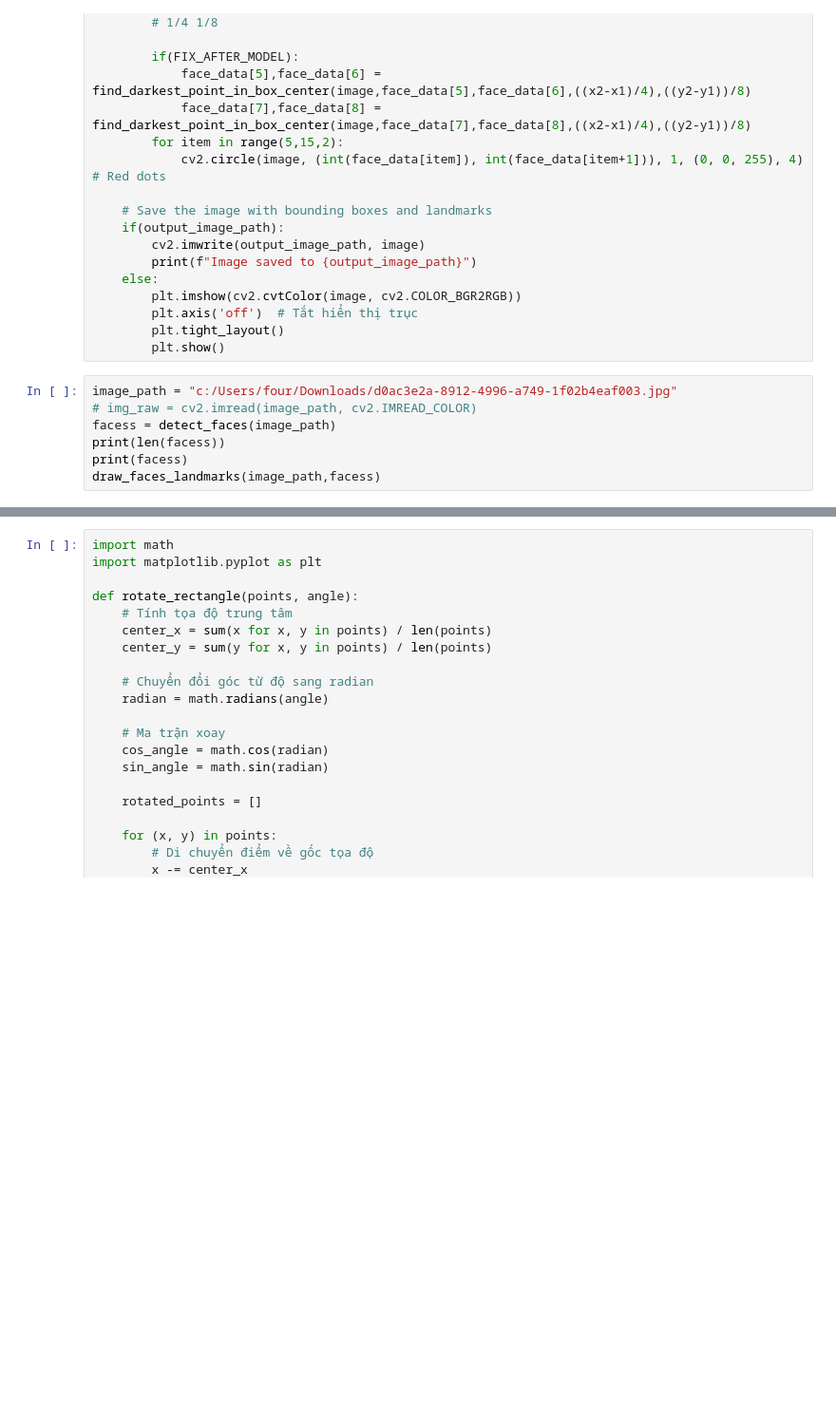
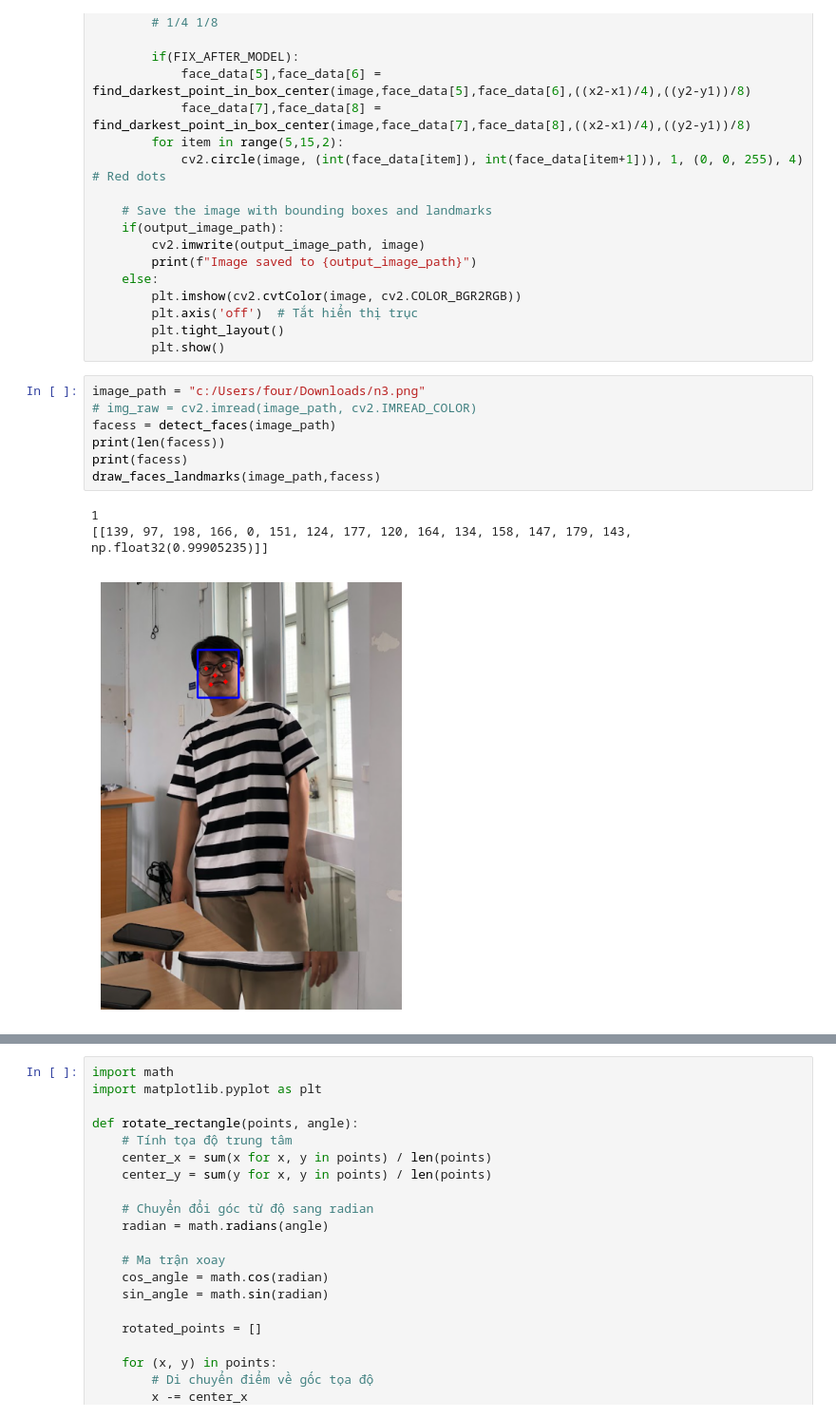
Before and after one commit to fclone01/Pytorch_Retinaface, a Jupyter notebook: test_image.ipynb, the cells around one changed output, grey strips where cells are left out. Shown: that part at 95% size. Cells and saved outputs as stored; diff of their text form; blank space fills up the shorter version.

```diff
--- a/test_image.ipynb
+++ b/test_image.ipynb
@@ -206,12 +224,16 @@ def draw_faces_landmarks(image_path, faces_data, output_image_path=None):
         plt.tight_layout()
         plt.show()
 # %%
-image_path = "c:/Users/four/Downloads/d0ac3e2a-8912-4996-a749-1f02b4eaf003.jpg"
+image_path = "c:/Users/four/Downloads/n3.png"
 # img_raw = cv2.imread(image_path, cv2.IMREAD_COLOR)
 facess = detect_faces(image_path)
 print(len(facess))
 print(facess)
 draw_faces_landmarks(image_path,facess)
+# %% [output]
+1
+[[139, 97, 198, 166, 0, 151, 124, 177, 120, 164, 134, 158, 147, 179, 143, np.float32(0.99905235)]]
+[figure, added]
 # %%
 import math
 def calculate_angle(point1, point2):
```
Also changed, not shown: parts of 7 cells of this notebook, 1 other file.
